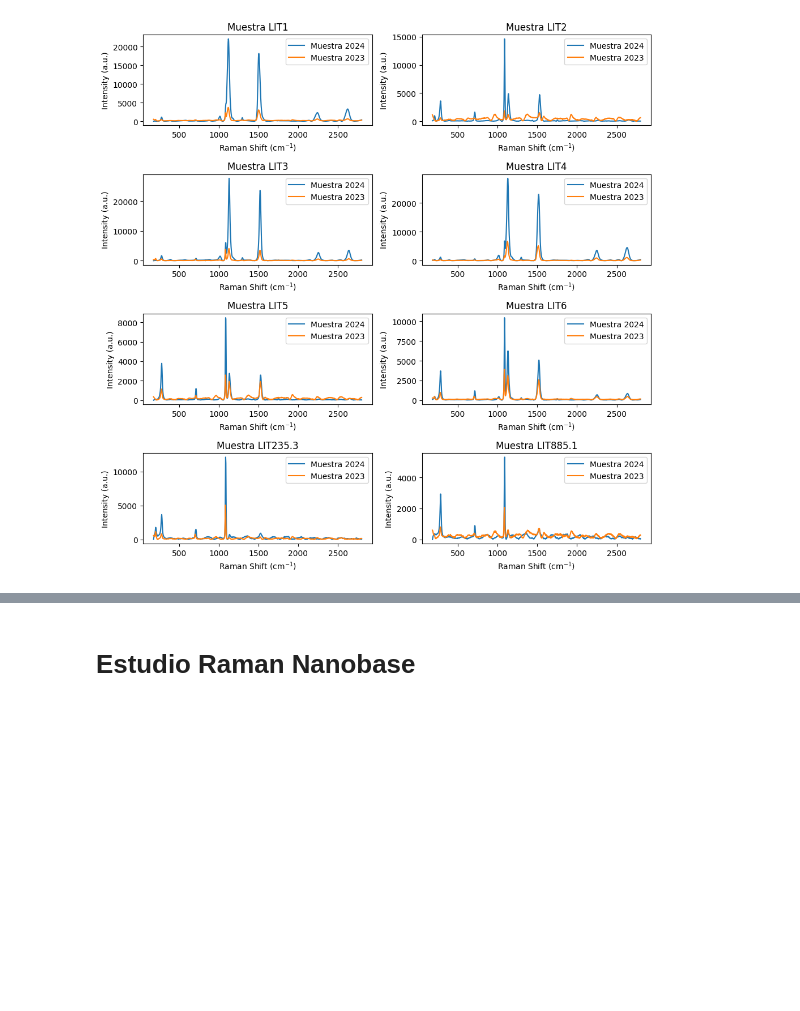
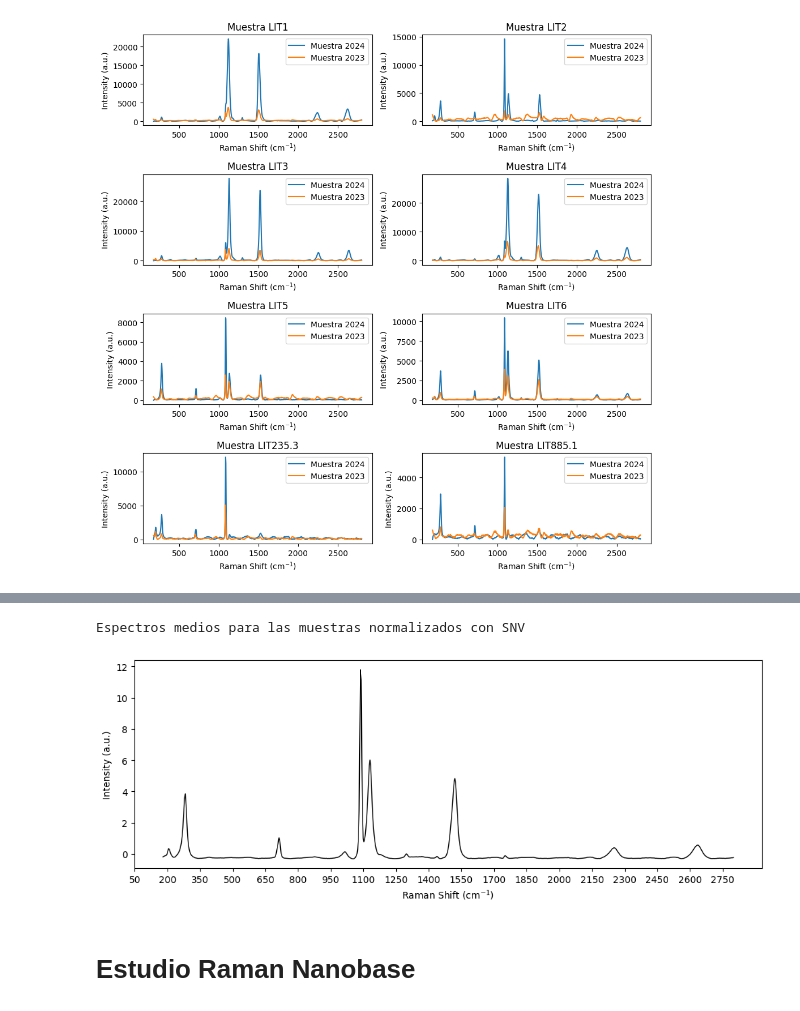
Before and after one commit to andreaperezasen/TFM-ML-Raman-Conchas-Arqueologicas, a Jupyter notebook: Code/Notebooks/plot_espectros.ipynb, the cells around one changed output, grey strips where cells are left out. Saved outputs shown, nothing was run; the diff lists cells and outputs as text; code cells hidden in the pictures; blank space fills up the shorter version.

```diff
--- a/Code/Notebooks/plot_espectros.ipynb
+++ b/Code/Notebooks/plot_espectros.ipynb
@@ -187,3 +187,45 @@ Espectros medios para las muestras normalizados con SNV
+# %%
+import matplotlib.patches as mpatches
+def avg_spectrum (data,
+                  muestras):
+  #data = pd.concat(dataframes, axis=0)
+  #data = create_df(csv_files, path)
+
+  plt.figure(figsize=(12, 4))
+
+  for i, muestra in enumerate(muestras):
+    data_muestra = data[data.index.get_level_values('Muestra') == f'{muestra}']
+    wavenumber = data_muestra.columns.get_level_values(0).astype(float)
+    # Calculamos las intensidades medias para cada numero de onda
+    mean_intensity = data_muestra.mean(axis=0)
+
+
+    # Representa el espectro medio con el color correspondiente
+    plt.plot(wavenumber, mean_intensity, label=f'{muestra}', color = 'black', lw=1)
+
+
+
+  # plt.axvspan(1080,1090, alpha=0.2, color='blue')
+
+
+
+
+  # Etiquetas y título para el gráfico
+  plt.xlabel("Raman Shift (cm$^{-1}$)")
+  plt.ylabel('Intensity (a.u.)')
+
+  plt.xticks(np.arange(50, max(wavenumber)+1, 150), rotation = 0)
+
+
+  plt.show()
+
+print('Espectros medios para las muestras normalizados con SNV')
+muestras_ordenadas_2 = ['LIT6']
+for i in muestras_ordenadas_2:
+  avg_spectrum(data_sonda_2024_Matlab_snv, [i])
+# %% [output]
+Espectros medios para las muestras normalizados con SNV
+[figure, added]
 # %% [markdown]
 # Estudio Raman Nanobase
 # %%
```
Also changed, not shown: parts of 1 cell of this notebook.
